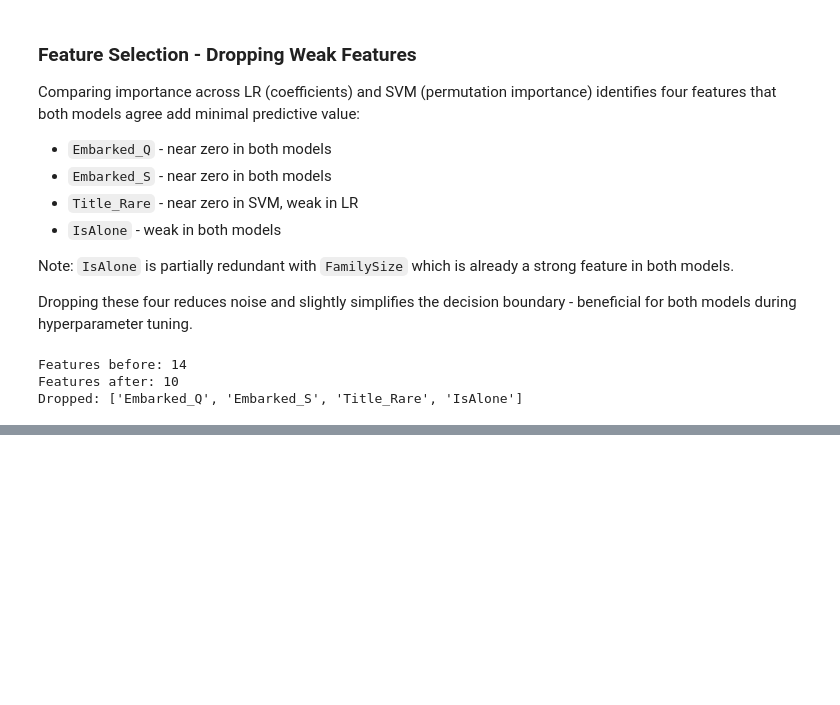
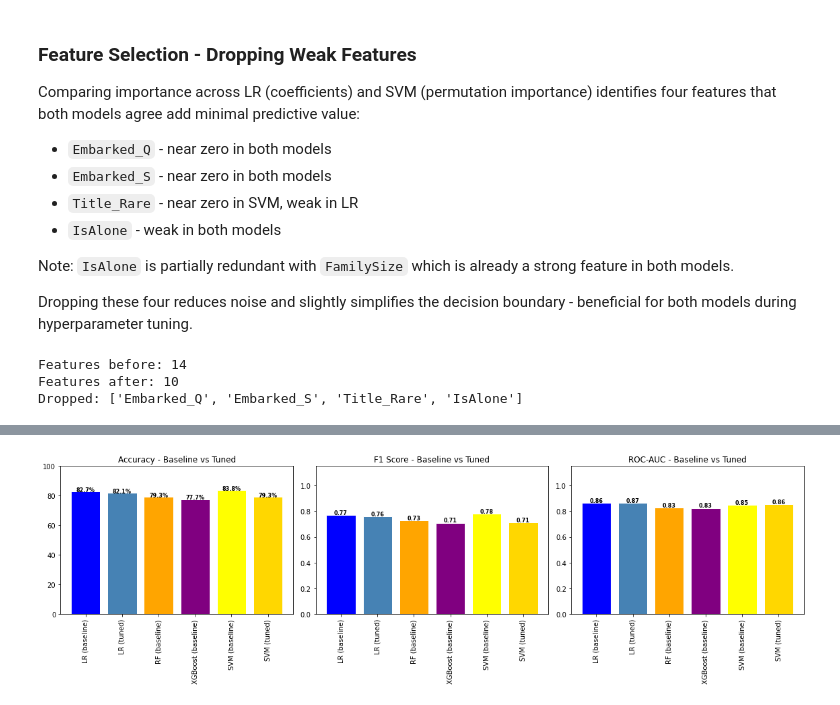
Before and after one commit to manojp6268/titanic-ml-pipeline, a Jupyter notebook: Titanic_fe.ipynb, the cells around one changed output, grey strips where cells are left out. Saved outputs shown, nothing was run; the diff lists cells and outputs as text; code cells hidden in the pictures; blank space fills up the shorter version.

```diff
--- a/Titanic_fe.ipynb
+++ b/Titanic_fe.ipynb
@@ -1165,0 +1284,18 @@ Dropped: ['Embarked_Q', 'Embarked_S', 'Title_Rare', 'IsAlone']
+# %%
+# Evaluate on test set
+svm_tuned_preds = svm_search.best_estimator_.predict(X_test_clean)
+svm_tuned_proba = svm_search.best_estimator_.predict_proba(X_test_clean)[:, 1]
+
+
+print("TUNED SVM - Test Results")
+print(f"Accuracy: {accuracy_score(y_test, svm_tuned_preds)*100:.2f}%")
+print(f"F1 Score: {f1_score(y_test, svm_tuned_preds):.2f}")
+print(f"ROC-AUC: {roc_auc_score(y_test, svm_tuned_proba):.2f}")
+print()
+print(classification_report(y_test, svm_tuned_preds, target_names=['Did not Survive', 'Survived']))
+
+# Compare against baseline
+print("IMPROVEMENT OVER BASELINE")
+print(f"Accuracy: 83.80% -> {accuracy_score(y_test, svm_tuned_preds)*100:.2f}%")
+print(f"F1 Score: 0.7786 -> {f1_score(y_test, svm_tuned_preds):.2f}")
+print(f"ROC-AUC: 0.8498 -> {roc_auc_score(y_test, svm_tuned_proba):.2f}")
@@ -1165,0 +1390,28 @@ Dropped: ['Embarked_Q', 'Embarked_S', 'Title_Rare', 'IsAlone']
+# %%
+fig, axes = plt.subplots(1, 3, figsize=(16, 5))
+metrics  = ['Accuracy', 'F1 Score', 'ROC-AUC']
+
+bar_colors = [
+    'blue',   # LR baseline
+    'steelblue',   # LR tuned
+    'orange',   # RF baseline
+    'purple',   # XGB baseline
+    'yellow',   # SVM baseline
+    'gold',   # SVM tuned
+]
+
+for i, metric in enumerate(metrics):
+    vals = final_results[metric]
+    bars = axes[i].bar(final_results['Model'], vals, color=bar_colors, edgecolor='white')
+    axes[i].set_title(f'{metric} - Baseline vs Tuned')
+    axes[i].set_ylim(0, 1.15 if metric != 'Accuracy' else 100)
+    axes[i].tick_params(axis='x', rotation=90)
+
+    for j, v in enumerate(vals):
+        label = f'{v:.1f}%' if metric == 'Accuracy' else f'{v:.2f}'
+        axes[i].text(j, v + 0.005, label, ha='center', fontsize=8, fontweight='bold')
+
+plt.tight_layout()
+plt.savefig('model_04_final_comparison.png', dpi=100)
+# %% [output]
+[figure, added]
```
Also changed, not shown: parts of 14 cells of this notebook.
